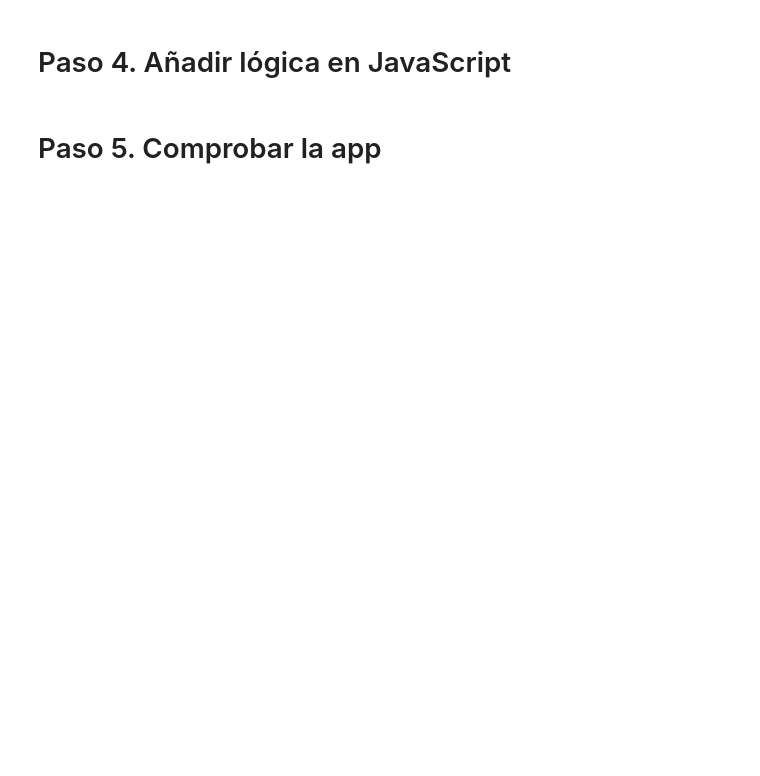
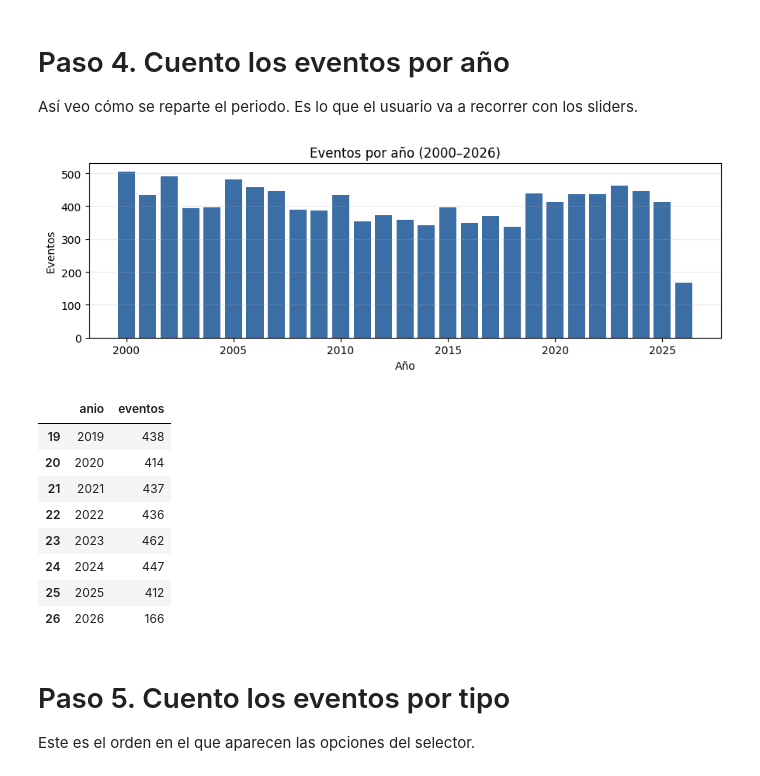
Before and after one commit to JackieCruz07/proyecto-desastres, a Jupyter notebook: notebooks/04_actividad4_filtros_controles.ipynb, the cells around one changed output. Cells and saved outputs as stored; diff of their text form; code cells hidden in the pictures; blank space fills up the shorter version.

Commit message:
Actividad 4: notebook reescrito y ejecutado con analisis de filtros

```diff
--- a/notebooks/04_actividad4_filtros_controles.ipynb
+++ b/notebooks/04_actividad4_filtros_controles.ipynb
@@ -22,7 +41,11 @@ print(sorted(df['Disaster Type'].dropna().unique()))
 # %%
-# Voy a añadir un bloque de filtros por periodo y tipo de desastre
-txt = (RAIZ / 'app' / 'index.html').read_text(encoding='utf-8')
-if 'selector-tipo' not in txt:
-    print('Falta añadir filtros al HTML')
-else:
-    print('Filtros ya presentes')
+from src.generar_filtros import cargar_eventos
+
+eventos = cargar_eventos()
+
+print(f'Eventos           : {len(eventos):,}')
+print(f'Países            : {eventos["iso"].nunique()}')
+print(f'Periodo           : {eventos["anio"].min()} - {eventos["anio"].max()}')
+print(f'Tipos de desastre : {eventos["tipo"].nunique()}')
+
+sorted(eventos['tipo'].unique())
@@ -29,9 +71,39 @@ else:
 # %% [markdown]
-# Paso 4. Añadir lógica en JavaScript
+# Paso 4. Cuento los eventos por año
+
+Así veo cómo se reparte el periodo. Es lo que el usuario va a recorrer con los
+sliders.
 # %%
-# Añado funciones para poblar el selector de tipos y actualizar el texto de filtros
-js = (RAIZ / 'app' / 'js' / 'app.js').read_text(encoding='utf-8')
-print('selector-tipo' in js, 'poblarFiltroTipos' in js)
+por_anio = (
+    eventos.groupby('anio')
+    .size()
+    .reset_index(name='eventos')
+)
+
+fig, ax = plt.subplots(figsize=(9, 3.2))
+ax.bar(por_anio['anio'], por_anio['eventos'], color='#3b6ea5')
+ax.set_title('Eventos por año (2000–2026)')
+ax.set_xlabel('Año')
+ax.set_ylabel('Eventos')
+ax.grid(axis='y', alpha=0.25)
+fig.tight_layout()
+fig.savefig(CARPETA_GRAFICAS / '01_eventos_por_anio.png', dpi=150)
+plt.show()
+
+por_anio.tail(8)
+# %% [output]
+[figure, added]
+|  | anio | eventos |
+| 19 | 2019 | 438 |
+| 20 | 2020 | 414 |
+| 21 | 2021 | 437 |
+| 22 | 2022 | 436 |
+| 23 | 2023 | 462 |
+| 24 | 2024 | 447 |
+| 25 | 2025 | 412 |
+| 26 | 2026 | 166 |
 # %% [markdown]
-# Paso 5. Comprobar la app
+# Paso 5. Cuento los eventos por tipo
+
+Este es el orden en el que aparecen las opciones del selector.
 # %%
```
Also changed, not shown: parts of 18 cells of this notebook, 3 other files.
